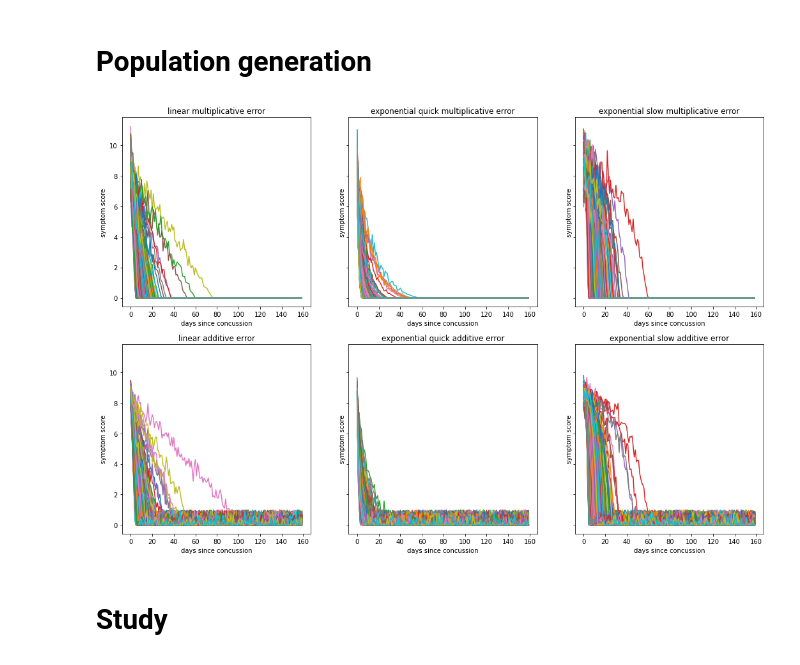
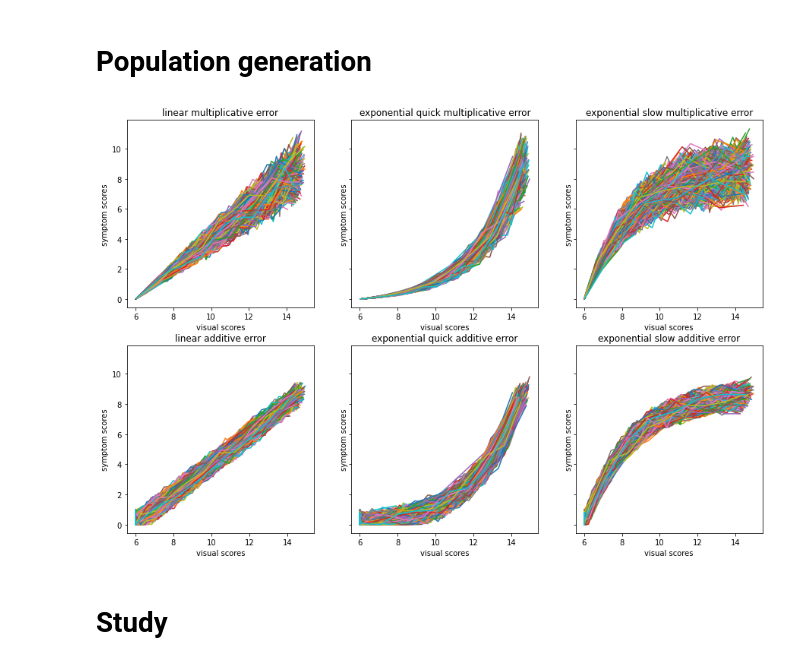
Before and after one commit to ZacharyVernec/smile, a Jupyter notebook: Simulations.ipynb, the cells around one changed output. Drawn from its saved outputs; the diff is of its cells as text; code cells hidden in the pictures.

Commit message:
Added plotting of any score vs any other (in add. to time)

```diff
--- a/Simulations.ipynb
+++ b/Simulations.ipynb
@@ -172,38 +168,53 @@ class Population:
         self.size = self.visualscores.shape[0]
 
     #plotting
-    def plot(self, ax, ndays=None, npersons=None, x='days', y='symptomscore', viztype='lines'):
-        #x must be 'days'
+    def plot(self, ax, ndays=None, npersons=None, x='day', y='symptomscore', viztype='lines'):
+        #x is either 'day', 'visualscore', 'symptomscore_noerror', or 'symptomscore'
         #y is either 'visualscore', 'symptomscore_noerror', or 'symptomscore'
         #viztype is either 'lines', 'points', or 'both'
 
         if ndays is None: ndays=NDAYS
         if npersons is None: npersons=self.size
 
+        #abscissas
+        if x=='day':
+            x = np.tile(np.arange(ndays), (npersons,1))
+            xlabel='days since concussion'
+        elif x=='visualscore':
+            x = self.visualscores[:npersons, :ndays]
+            xlabel='visual scores'
+        elif x=='symptomscore_noerror':
+            x==self.symptomscore_noerror[:npersons, :ndays]
+            xlabel='symptom scores without error'
+        elif x=='symptomscore':
+            x==self.symptomscore[:npersons, :ndays]
+            xlabel='symptom scores'
+
+        #ordinates
         if y=='visualscore':
             y = self.visualscores[:npersons, :ndays]
+            ylabel='visual scores'
             ax.set(title=self.title, xlabel='days since concussion', ylabel='visual score')
-        if y=='symptomscore_noerror':
+        elif y=='symptomscore_noerror':
             y = self.symptomscores_noerror[:npersons, :ndays]
+            ylabel='symptom scores without error'
             ax.set(title=self.title, xlabel='days since concussion', ylabel='symptom score without error')
-        if y=='symptomscore':
+        elif y=='symptomscore':
             y = self.symptomscores[:npersons, :ndays]
-            ax.set(title=self.title, xlabel='days since concussion', ylabel='symptom score')
+            ylabel='symptom scores'
+
+        ax.set(title=self.title, xlabel=xlabel, ylabel=ylabel)
 
         colors = [mcolors.to_rgba(c) for c in plt.rcParams['axes.prop_cycle'].by_key()['color']] #list of 10 rgba colors
 
         if viztype=='lines' or viztype=='both':
-            if x=='days':
-                x = np.tile(np.arange(ndays), (npersons, 1)) #each row has every day, and there are as many rows as persons
             points = np.stack([x, y], axis=2)
             ax.add_collection(LineCollection(points, colors=colors))
             ax.autoscale()
 
         if viztype=='points' or viztype=='both':
-            if x=='days':
-                x = np.tile(np.arange(ndays), npersons)
             edgecolors = np.repeat(colors[:npersons], ndays, axis=0)
-            ax.scatter(x, y.flatten(), facecolors='none', edgecolors=edgecolors)
+            ax.scatter(x, y, facecolors='none', edgecolors=edgecolors)
             ax.autoscale()
 # %% [markdown]
 # Population generation
@@ -311,7 +322,7 @@ def get_exppop(size=10000):
 
     return pop
 # %%
-pop_with_visual_score = Population(10000)
+pop_with_visual_score = Population(1000)
 gen_visualscores = lambda t,r,f0: np.maximum(-r*t+f0, FMIN)
 pop_with_visual_score.set_score_generator('visualscore', gen_visualscores)
 gen_r = lambda shape: truncatednormal(1/15, 31/15, 3, shape)
@@ -360,18 +371,18 @@ for i in range(ncols):
 # %%
 ncols = len(pops_noerror)
 nrows = len([pops_mulerror, pops_adderror])
 
-fig, axes = plt.subplots(ncols=ncols, nrows=nrows, figsize=plt.figaspect(nrows/ncols)*3, sharey=True)
-npersons=1000
+fig, axes = plt.subplots(ncols=ncols, nrows=nrows, figsize=plt.figaspect(nrows/ncols)*2.5, sharey=True)
+npersons=None
 ndays=None
 
 for i in range(ncols):
-    pops_mulerror[i].plot(axes[0, i], npersons=npersons, ndays=ndays)
-    pops_adderror[i].plot(axes[1, i], npersons=npersons, ndays=ndays)
+    pops_mulerror[i].plot(axes[0, i], x='visualscore', y='symptomscore', npersons=npersons, ndays=ndays)
+    pops_adderror[i].plot(axes[1, i], x='visualscore', y='symptomscore', npersons=npersons, ndays=ndays)
 
 plt.show()
 # %% [output]
-[figure, old version]
+[figure, new version]
 # %% [markdown]
 # Study
 # %%
```
Also changed, not shown: parts of 3 cells of this notebook.
